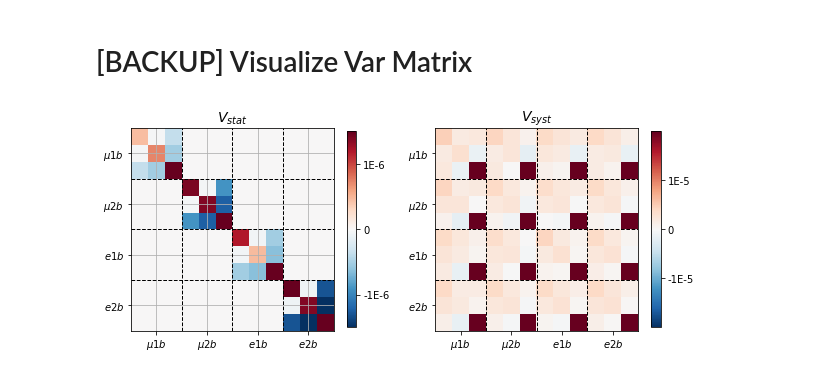
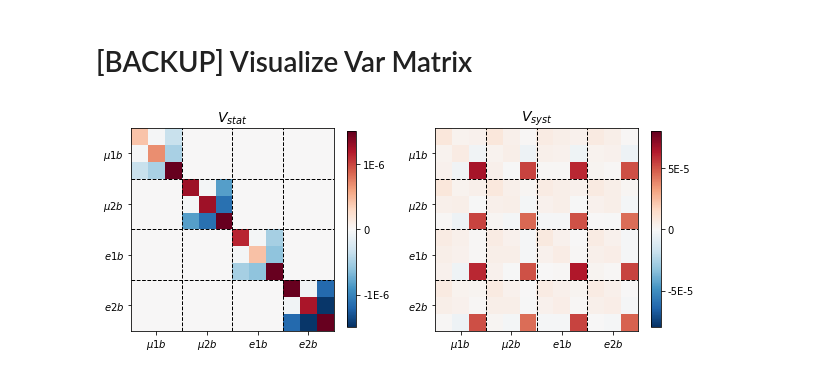
Before and after one commit to ZihengChen/WBranchingFaction, a Jupyter notebook: notebooks/ju_combineBF.ipynb, the cells around one changed output. Saved outputs shown, nothing was run; the diff lists cells and outputs as text; code cells hidden in the pictures.

```diff
--- a/notebooks/ju_combineBF.ipynb
+++ b/notebooks/ju_combineBF.ipynb
@@ -96,22 +101,24 @@ plt.savefig('../plots/combine/sigma.png',dpi=300)
 # %%
 plt.figure(figsize=(10,4),facecolor='w')
 
 plt.subplot(1,2,1)
 mtx = stat_covar.sum(axis=0) #* 10000
 showSingleCovar(mtx, norm= 1.5e-6, titleName=r'$V_{stat}$')
 cbar = plt.colorbar( ticks=[-1e-6, 0, 1e-6],shrink=0.9)
 #cbar.ax.set_title(r'$V_{\beta_i\beta_j}$')
 cbar.ax.set_yticklabels(['-1E-6', '0', '1E-6'])
+plt.grid(False)
+
 
 plt.subplot(1,2,2)
 mtx = syst_covar.sum(axis=0) #* 10000
-showSingleCovar(mtx, norm= 40e-6, titleName=r'$V_{syst}$')
-cbar = plt.colorbar( ticks=[-20e-6, 0, 20e-6],shrink=0.9)
+showSingleCovar(mtx, norm= 80e-6, titleName=r'$V_{syst}$')
+cbar = plt.colorbar( ticks=[-50e-6, 0, 50e-6],shrink=0.9)
 #cbar.ax.set_title(r'$V_{\beta_i\beta_j}$')
-cbar.ax.set_yticklabels(['-1E-5', '0', '1E-5'])
+cbar.ax.set_yticklabels(['-5E-5', '0', '5E-5'])
 plt.grid(False)
 
 
 plt.savefig('../plots/combine/covarMatrix_total.png',dpi=300)
 # %% [output]
-[figure, old version]
+[figure, new version]
```
Also changed, not shown: parts of 7 cells of this notebook, 43 other files.
